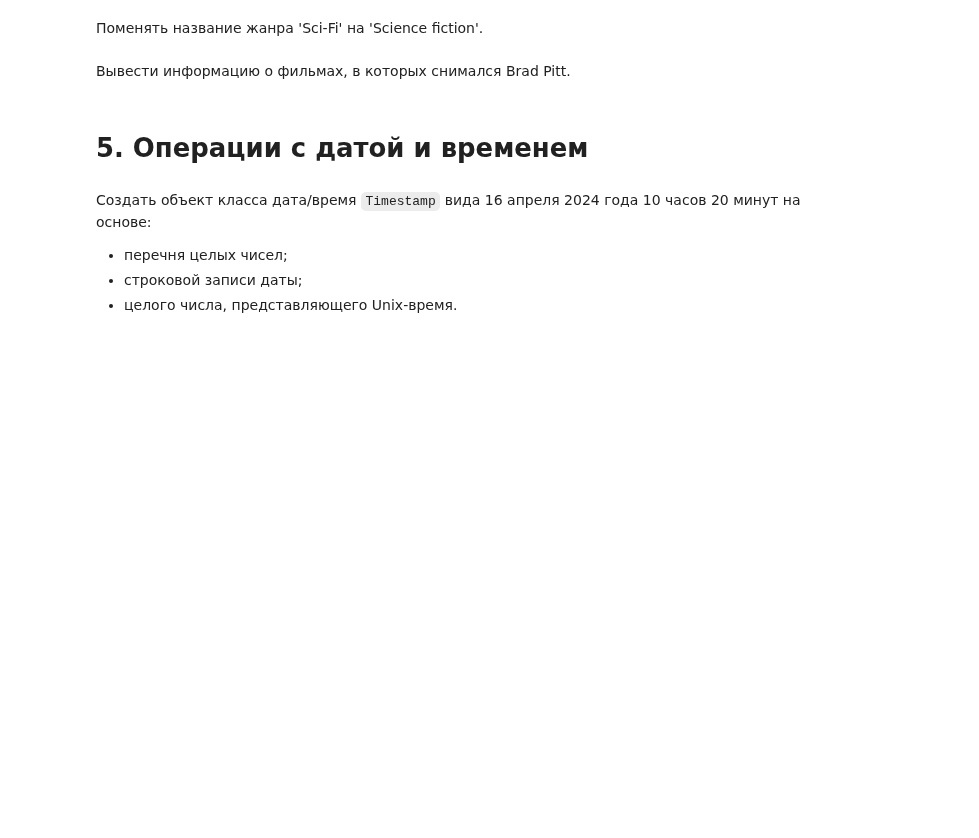
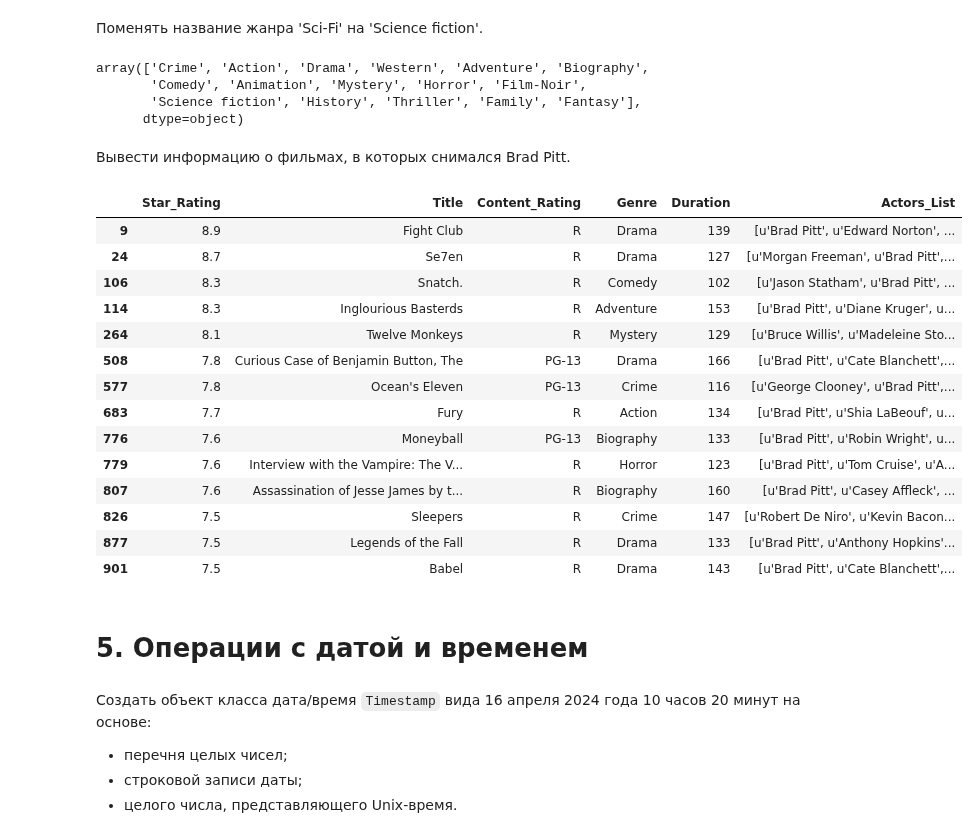
Before and after one commit to Ghukii/TMP-4sem-, a Jupyter notebook: Задание_4/ПЗ 4 СДО.ipynb, the cells around one changed output. Cells and saved outputs as stored; diff of their text form; code cells hidden in the pictures; blank space fills up the shorter version.

```diff
--- a/Задание_4/ПЗ 4 СДО.ipynb
+++ b/Задание_4/ПЗ 4 СДО.ipynb
@@ -610,0 +686,3 @@ tr[['store_id', 'store_sales', 'product_id']].merge(pr[['product_id', 'brand_nam
+# %%
+film = pd.read_csv('imdbratings.csv') # Читаем файл imdbratings.csv с помощью метода read_csv библиотеки pandas.
+film.head() # Выводим первые 5 строк таблицы с помощью метода head.
@@ -614,0 +698,3 @@ tr[['store_id', 'store_sales', 'product_id']].merge(pr[['product_id', 'brand_nam
+# %%
+film.columns = film.columns.str.title() # Изменяем названия столбцов таблицы film с помощью метода str.title.
+film.head() # Выводим первые 5 строк таблицы с помощью метода head.
@@ -620,0 +712,3 @@ tr[['store_id', 'store_sales', 'product_id']].merge(pr[['product_id', 'brand_nam
+# %%
+film['Title'] = film['Title'].apply(lambda x: f'{x[4:] + ', The'}' if x.startswith('The ') else x) # Изменяем названия фильмов в столбце Title с помощью метода apply.
+film.head() # Выводим первые 5 строк таблицы с помощью метода head.
@@ -625,2 +724,10 @@ tr[['store_id', 'store_sales', 'product_id']].merge(pr[['product_id', 'brand_nam
+# %%
+film['Genre'] = film['Genre'].apply(lambda x: 'Science fiction' if x == 'Sci-Fi' else x) # Изменяем названия жанров в столбце Genre с помощью метода apply
+film['Genre'].unique() # Выводим уникальные названия жанров с помощью метода unique.
+# %% [output]
+array(['Crime', 'Action', 'Drama', 'Western', 'Adventure', 'Biography',
+       'Comedy', 'Animation', 'Mystery', 'Horror', 'Film-Noir',
+       'Science fiction', 'History', 'Thriller', 'Family', 'Fantasy'],
+      dtype=object)
 # %% [markdown]
 Вывести информацию о фильмах, в которых снимался Brad Pitt.
@@ -629,3 +734,21 @@ tr[['store_id', 'store_sales', 'product_id']].merge(pr[['product_id', 'brand_nam
+# %%
+film[film['Actors_List'].str.contains('Brad Pitt')] # Ищем строки в столбце Actors_List, в которых содержится имя Brad Pitt с помощью метода str.contains.
+# %% [output]
+|  | Star_Rating | Title | Content_Rating | Genre | Duration | Actors_List |
+| 9 | 8.9 | Fight Club | R | Drama | 139 | [u'Brad Pitt', u'Edward Norton', ... |
+| 24 | 8.7 | Se7en | R | Drama | 127 | [u'Morgan Freeman', u'Brad Pitt',... |
+| 106 | 8.3 | Snatch. | R | Comedy | 102 | [u'Jason Statham', u'Brad Pitt', ... |
+| 114 | 8.3 | Inglourious Basterds | R | Adventure | 153 | [u'Brad Pitt', u'Diane Kruger', u... |
+| 264 | 8.1 | Twelve Monkeys | R | Mystery | 129 | [u'Bruce Willis', u'Madeleine Sto... |
+| 508 | 7.8 | Curious Case of Benjamin Button, The | PG-13 | Drama | 166 | [u'Brad Pitt', u'Cate Blanchett',... |
+| 577 | 7.8 | Ocean's Eleven | PG-13 | Crime | 116 | [u'George Clooney', u'Brad Pitt',... |
+| 683 | 7.7 | Fury | R | Action | 134 | [u'Brad Pitt', u'Shia LaBeouf', u... |
+| 776 | 7.6 | Moneyball | PG-13 | Biography | 133 | [u'Brad Pitt', u'Robin Wright', u... |
+| 779 | 7.6 | Interview with the Vampire: The V... | R | Horror | 123 | [u'Brad Pitt', u'Tom Cruise', u'A... |
+| 807 | 7.6 | Assassination of Jesse James by t... | R | Biography | 160 | [u'Brad Pitt', u'Casey Affleck', ... |
+| 826 | 7.5 | Sleepers | R | Crime | 147 | [u'Robert De Niro', u'Kevin Bacon... |
+| 877 | 7.5 | Legends of the Fall | R | Drama | 133 | [u'Brad Pitt', u'Anthony Hopkins'... |
+| 901 | 7.5 | Babel | R | Drama | 143 | [u'Brad Pitt', u'Cate Blanchett',... |
 # %% [markdown]
 # **5. Операции с датой и временем**
 # %% [markdown]
```
Also changed, not shown: parts of 95 cells of this notebook, 2 other files.
